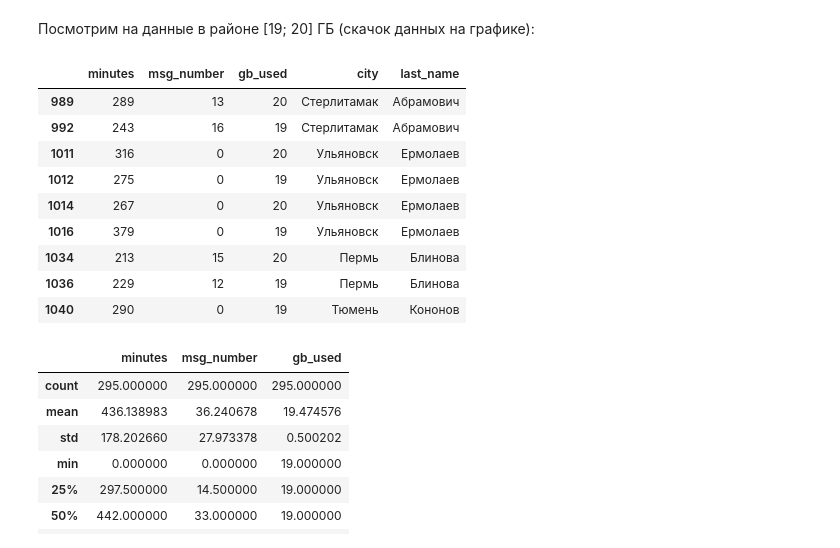
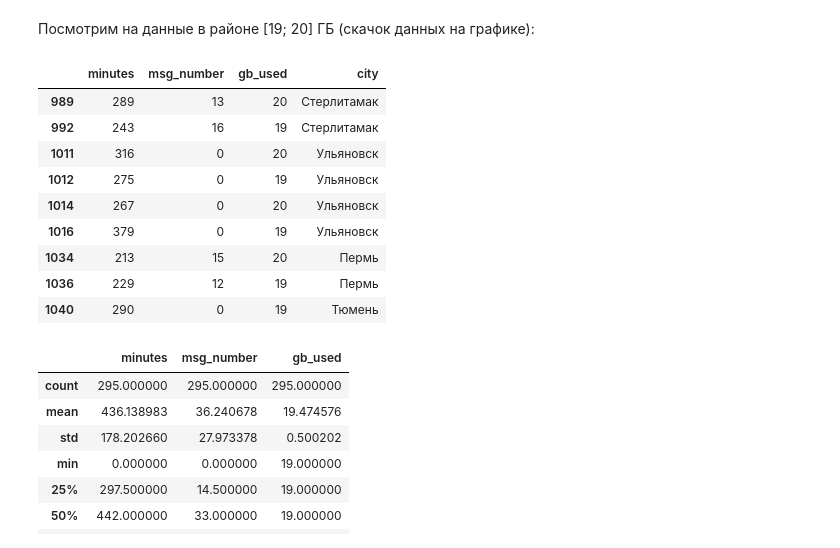
Before and after one commit to klipbn/klip_study, a Jupyter notebook: determination_of_promising_tariff/determination_of_promising_tariff.ipynb, the cells around one changed output. Saved outputs shown, nothing was run; the diff lists cells and outputs as text; code cells hidden in the pictures.

```diff
--- a/determination_of_promising_tariff/determination_of_promising_tariff.ipynb
+++ b/determination_of_promising_tariff/determination_of_promising_tariff.ipynb
@@ -572,0 +595,4 @@ df.sort_values(by='total_fee', ascending=False).head()
+# %%
+df['total_fee'] = df['total_fee'].astype('int')
+# %%
+ df.drop((list(df_tariffs.columns)[:7] + ['first_name', 'last_name']), axis=1, inplace=True)
@@ -833,18 +870,18 @@ plt.show()
 # %% [markdown]
 Посмотрим на данные в районе [19; 20] ГБ (скачок данных на графике):
 # %%
-df_smart[(df_smart['gb_used'] >= 19) & (df_smart['gb_used'] <= 20)][['minutes', 'msg_number', 'gb_used', 'city', 'last_name']].head(9)
+df_smart[(df_smart['gb_used'] >= 19) & (df_smart['gb_used'] <= 20)][['minutes', 'msg_number', 'gb_used', 'city']].head(9)
 # %% [output]
-|  | minutes | msg_number | gb_used | city | last_name |
-| 989 | 289 | 13 | 20 | Стерлитамак | Абрамович |
-| 992 | 243 | 16 | 19 | Стерлитамак | Абрамович |
-| 1011 | 316 | 0 | 20 | Ульяновск | Ермолаев |
-| 1012 | 275 | 0 | 19 | Ульяновск | Ермолаев |
-| 1014 | 267 | 0 | 20 | Ульяновск | Ермолаев |
-| 1016 | 379 | 0 | 19 | Ульяновск | Ермолаев |
-| 1034 | 213 | 15 | 20 | Пермь | Блинова |
-| 1036 | 229 | 12 | 19 | Пермь | Блинова |
-| 1040 | 290 | 0 | 19 | Тюмень | Кононов |
+|  | minutes | msg_number | gb_used | city |
+| 989 | 289 | 13 | 20 | Стерлитамак |
+| 992 | 243 | 16 | 19 | Стерлитамак |
+| 1011 | 316 | 0 | 20 | Ульяновск |
+| 1012 | 275 | 0 | 19 | Ульяновск |
+| 1014 | 267 | 0 | 20 | Ульяновск |
+| 1016 | 379 | 0 | 19 | Ульяновск |
+| 1034 | 213 | 15 | 20 | Пермь |
+| 1036 | 229 | 12 | 19 | Пермь |
+| 1040 | 290 | 0 | 19 | Тюмень |
 # %%
 df_smart[(df_smart['gb_used'] >= 19) & (df_smart['gb_used'] <= 20)][['minutes', 'msg_number', 'gb_used']].describe()
 # %% [output]
```
Also changed, not shown: parts of 12 cells of this notebook.
